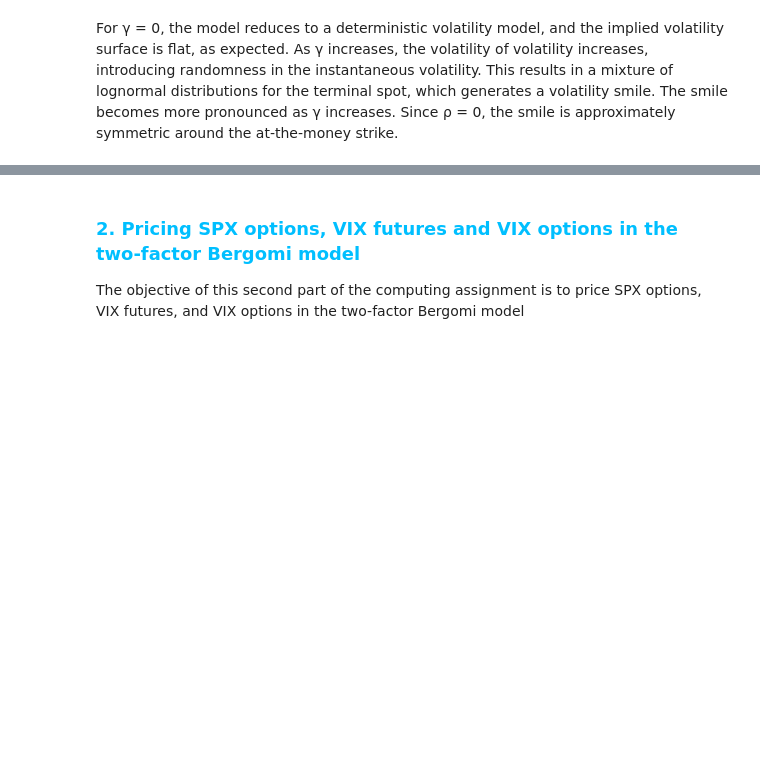
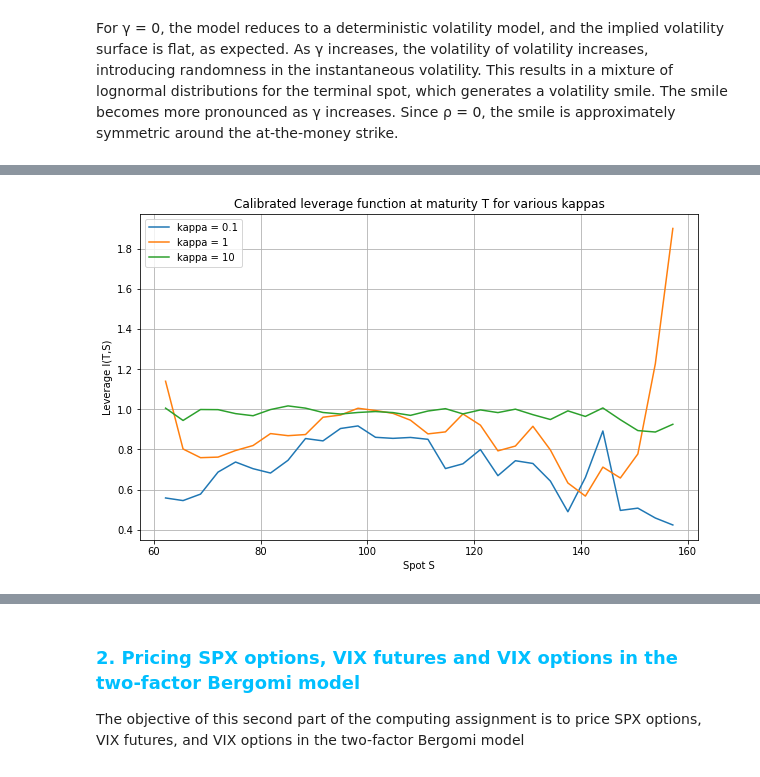
Before and after one commit to Julien-website/Stochastic_Loc_Vol_Project, a Jupyter notebook: ComputingAssignment - AdvancedCalibrationMethodsAndVixDerivatives.ipynb, the cells around one changed output, grey strips where cells are left out. Saved outputs shown, nothing was run; the diff lists cells and outputs as text; code cells hidden in the pictures; blank space fills up the shorter version.

```diff
--- a/ComputingAssignment - AdvancedCalibrationMethodsAndVixDerivatives.ipynb
+++ b/ComputingAssignment - AdvancedCalibrationMethodsAndVixDerivatives.ipynb
@@ -708,0 +781,32 @@ Since ρ = 0, the smile is approximately symmetric around the at-the-money strik
+# %%
+rho = 0
+gamma = 0.5
+# %%
+kappas = [0.1,1,10]
+
+plt.figure(figsize=(10, 6))
+
+for k in kappas:
+    l_values = calibrate_leverage(
+        gamma,
+        t,
+        grid,
+        S0,
+        Y0,
+        sigma0,
+        rho,
+        kappa = k,
+        N=1000,
+        T=1
+    )
+
+    plt.plot(grid[-1], l_values[-1], label=f"kappa = {k}")
+
+plt.xlabel("Spot S")
+plt.ylabel("Leverage l(T,S)")
+plt.title("Calibrated leverage function at maturity T for various kappas")
+plt.legend()
+plt.grid(True)
+plt.show()
+# %% [output]
+[figure, added]
```
Also changed, not shown: parts of 13 cells of this notebook.
